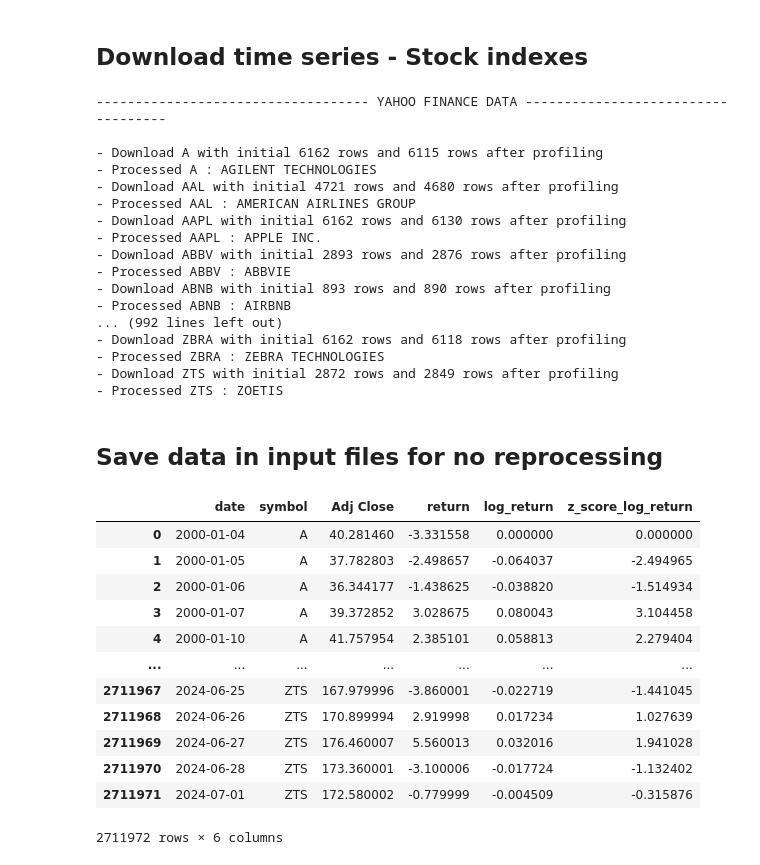
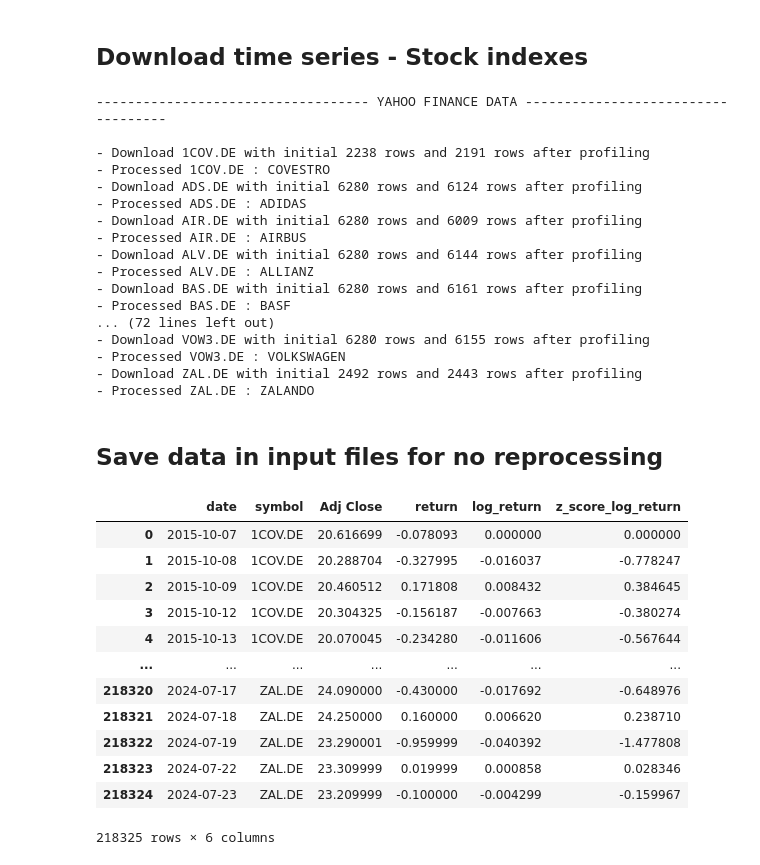
Before and after one commit to fsabrilb/Market_Efficiency, a Jupyter notebook: scripts/process_data_fts.ipynb, the cells around one changed output. Saved outputs shown, nothing was run; the diff lists cells and outputs as text; code cells hidden in the pictures.

```diff
--- a/scripts/process_data_fts.ipynb
+++ b/scripts/process_data_fts.ipynb
@@ -30,13 +30,20 @@ input_generation_date = "2024-06-24"
 # SOLV: Data doesn't exist for startDate = 946702800, endDate = 1672462800")
 # VLTO: Data doesn't exist for startDate = 946702800, endDate = 1672462800")
 
-df_stock_index = pd.read_csv("{}/sp500_tickers.csv".format(input_path_data_dictionary), low_memory = False)
+#df_stock_index = pd.read_csv("{}/sp500_tickers.csv".format(input_path_data_dictionary), low_memory = False)
 
 # Mexico Price and Quote Index (Mexico)
 # source https://es.finance.yahoo.com/quote/%5EMXX/components/?guccounter=1&guce_referrer=aHR0cHM6Ly93d3cuZ29vZ2xlLmNvbS8&guce_referrer_sig=AQAAAICc-QDC-sGwCChRyZU_MzY5IZIpLgF6EOVbbq-P7L_F6E0ur0Zz-MAwE1zXvNewk1qXCrCh4tU6A48XLFTPTaxgwdtcHisQnftQhKrJjlhLFjzRswWW8ybr08epnyjiWfra8DQjOdPTIIBrNB86THdyO7MnRmHpizHkFyNPL1Np
 # "2005-01-03" - "2022-12-31"
 
 #df_stock_index = pd.read_csv("{}/ipc_mexico_tickers.csv".format(input_path_data_dictionary), low_memory = False)
+
+# DAX Performance Index (Germany)
+# source https://markets.businessinsider.com/index/components/dax
+# "2001-01-01" - "2022-12-31"
+
+df_stock_index = pd.read_csv("{}/dax_tickers.csv".format(input_path_data_dictionary), low_memory = False)
+
 list_stock_indexes = df_stock_index.set_index("ticker")["ticker_name"].to_dict()
 # %% [markdown]
 ## Download time series - Stock indexes
@@ -50,41 +57,45 @@ df_market = get_fts.process_financial_time_series(
 # %% [output]
 ----------------------------------- YAHOO FINANCE DATA -----------------------------------
 
-- Download A with initial 6162 rows and 6115 rows after profiling
-- Processed A : AGILENT TECHNOLOGIES
-- Download AAL with initial 4721 rows and 4680 rows after profiling
-- Processed AAL : AMERICAN AIRLINES GROUP
-- Download AAPL with initial 6162 rows and 6130 rows after profiling
-- Processed AAPL : APPLE INC.
-- Download ABBV with initial 2893 rows and 2876 rows after profiling
-- Processed ABBV : ABBVIE
-- Download ABNB with initial 893 rows and 890 rows after profiling
-- Processed ABNB : AIRBNB
-... (992 lines left out)
-- Download ZBRA with initial 6162 rows and 6118 rows after profiling
-- Processed ZBRA : ZEBRA TECHNOLOGIES
-- Download ZTS with initial 2872 rows and 2849 rows after profiling
-- Processed ZTS : ZOETIS
+- Download 1COV.DE with initial 2238 rows and 2191 rows after profiling
+- Processed 1COV.DE : COVESTRO
+- Download ADS.DE with initial 6280 rows and 6124 rows after profiling
+- Processed ADS.DE : ADIDAS
+- Download AIR.DE with initial 6280 rows and 6009 rows after profiling
+- Processed AIR.DE : AIRBUS
+- Download ALV.DE with initial 6280 rows and 6144 rows after profiling
+- Processed ALV.DE : ALLIANZ
+- Download BAS.DE with initial 6280 rows and 6161 rows after profiling
+- Processed BAS.DE : BASF
+... (72 lines left out)
+- Download VOW3.DE with initial 6280 rows and 6155 rows after profiling
+- Processed VOW3.DE : VOLKSWAGEN
+- Download ZAL.DE with initial 2492 rows and 2443 rows after profiling
+- Processed ZAL.DE : ZALANDO
 # %% [markdown]
 ## Save data in input files for no reprocessing
 # %%
 # Standard and Poor's 500 - S&P 500 (United States)
-df_market.to_pickle("{}/df_stock_index_gspc_{}.pkl".format(input_path_processed, re.sub("-", "", input_generation_date)))
+#df_market.to_pickle("{}/df_stock_index_gspc_{}.pkl".format(input_path_processed, re.sub("-", "", input_generation_date)))
 
 # Mexico Price and Quote Index (Mexico)
 #df_market.to_pickle("{}/df_stock_index_mxx_{}.pkl".format(input_path_processed, re.sub("-", "", input_generation_date)))
+
+# DAX Performance Index (Germany)
+df_market.to_pickle("{}/df_stock_index_gdaxi_{}.pkl".format(input_path_processed, re.sub("-", "", input_generation_date)))
+
 df_market
 # %% [output]
 |  | date | symbol | Adj Close | return | log_return | z_score_log_return |
-| 0 | 2000-01-04 | A | 40.281460 | -3.331558 | 0.000000 | 0.000000 |
-| 1 | 2000-01-05 | A | 37.782803 | -2.498657 | -0.064037 | -2.494965 |
-| 2 | 2000-01-06 | A | 36.344177 | -1.438625 | -0.038820 | -1.514934 |
-| 3 | 2000-01-07 | A | 39.372852 | 3.028675 | 0.080043 | 3.104458 |
-| 4 | 2000-01-10 | A | 41.757954 | 2.385101 | 0.058813 | 2.279404 |
+| 0 | 2015-10-07 | 1COV.DE | 20.616699 | -0.078093 | 0.000000 | 0.000000 |
+| 1 | 2015-10-08 | 1COV.DE | 20.288704 | -0.327995 | -0.016037 | -0.778247 |
+| 2 | 2015-10-09 | 1COV.DE | 20.460512 | 0.171808 | 0.008432 | 0.384645 |
+| 3 | 2015-10-12 | 1COV.DE | 20.304325 | -0.156187 | -0.007663 | -0.380274 |
+| 4 | 2015-10-13 | 1COV.DE | 20.070045 | -0.234280 | -0.011606 | -0.567644 |
 | ... | ... | ... | ... | ... | ... | ... |
-| 2711967 | 2024-06-25 | ZTS | 167.979996 | -3.860001 | -0.022719 | -1.441045 |
-| 2711968 | 2024-06-26 | ZTS | 170.899994 | 2.919998 | 0.017234 | 1.027639 |
-| 2711969 | 2024-06-27 | ZTS | 176.460007 | 5.560013 | 0.032016 | 1.941028 |
-| 2711970 | 2024-06-28 | ZTS | 173.360001 | -3.100006 | -0.017724 | -1.132402 |
-| 2711971 | 2024-07-01 | ZTS | 172.580002 | -0.779999 | -0.004509 | -0.315876 |
+| 218320 | 2024-07-17 | ZAL.DE | 24.090000 | -0.430000 | -0.017692 | -0.648976 |
+| 218321 | 2024-07-18 | ZAL.DE | 24.250000 | 0.160000 | 0.006620 | 0.238710 |
+| 218322 | 2024-07-19 | ZAL.DE | 23.290001 | -0.959999 | -0.040392 | -1.477808 |
+| 218323 | 2024-07-22 | ZAL.DE | 23.309999 | 0.019999 | 0.000858 | 0.028346 |
+| 218324 | 2024-07-23 | ZAL.DE | 23.209999 | -0.100000 | -0.004299 | -0.159967 |
-2711972 rows × 6 columns
+218325 rows × 6 columns
```
Also changed, not shown: 7 other files.
